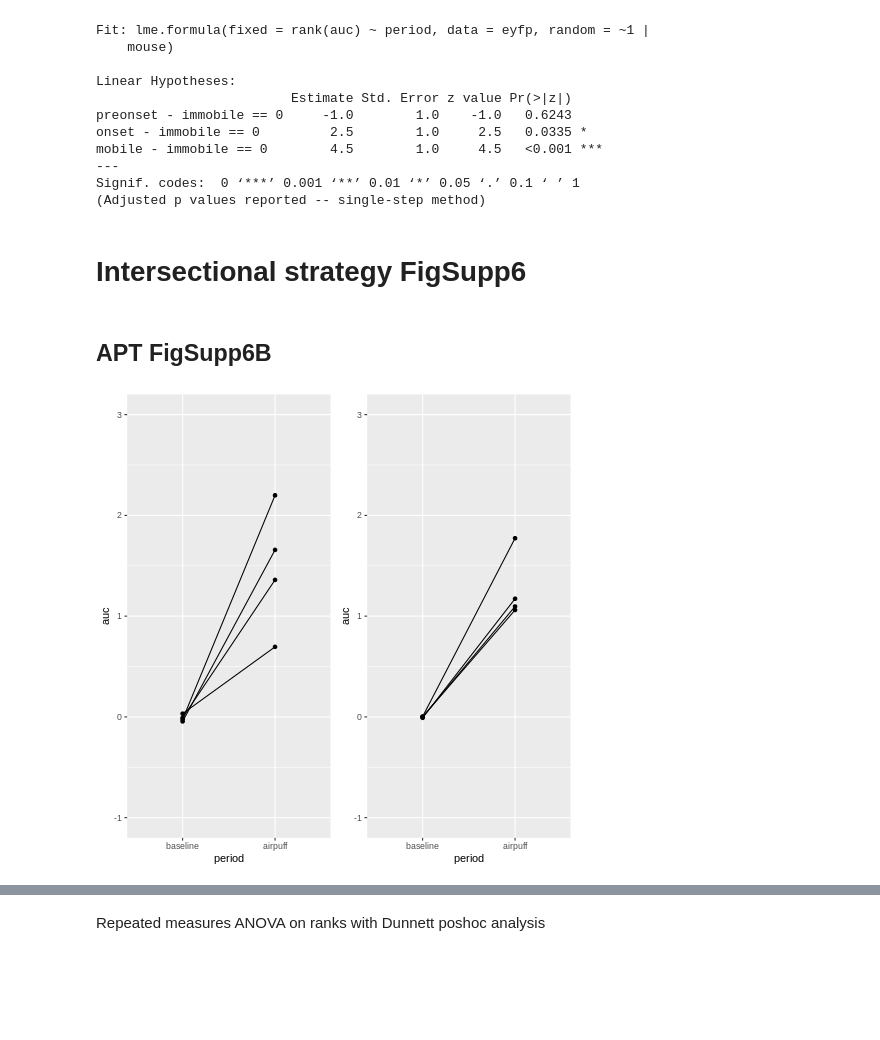
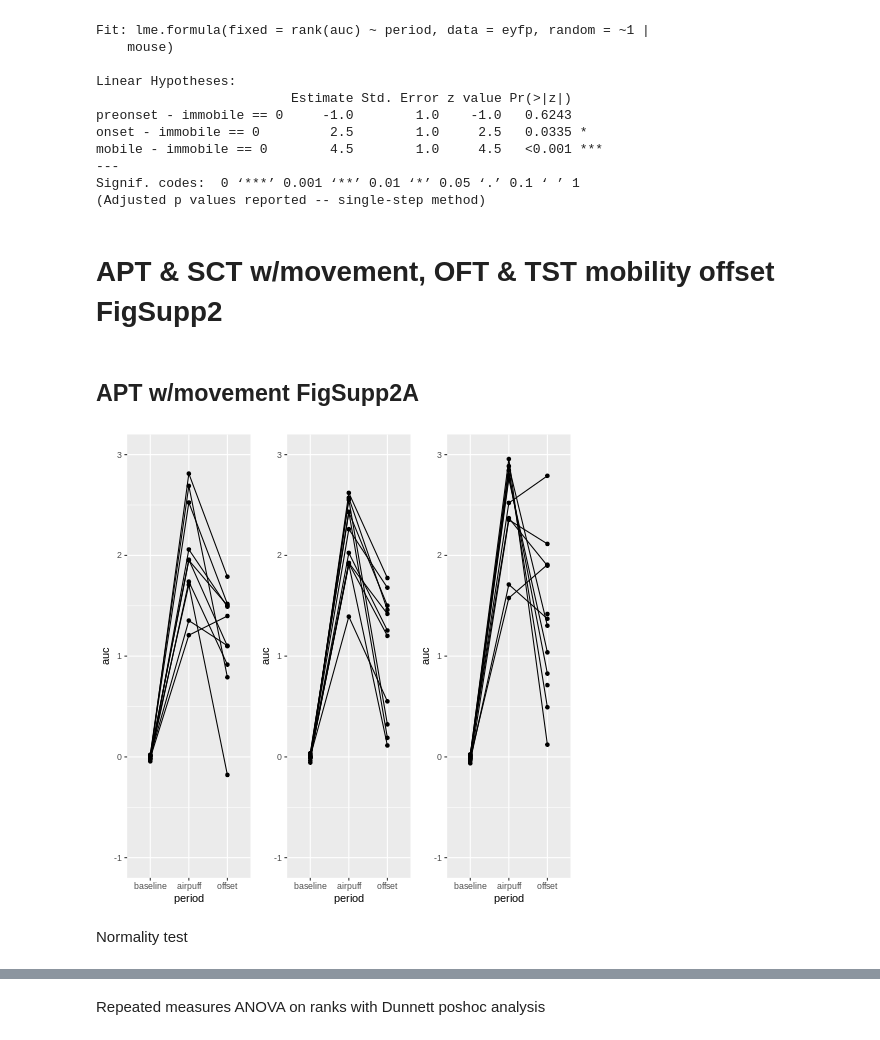
Before and after one commit to katemartian/LHoutputsManuscript, a Jupyter notebook: sourceData/Fig1_stats.ipynb, the cells around one changed output, grey strips where cells are left out. Cells and saved outputs as stored; diff of their text form; code cells hidden in the pictures; blank space fills up the shorter version.

```diff
--- a/sourceData/Fig1_stats.ipynb
+++ b/sourceData/Fig1_stats.ipynb
@@ -871,25 +905,28 @@ mobile - immobile == 0        4.5        1.0     4.5   <0.001 ***
 ---
 Signif. codes:  0 ‘***’ 0.001 ‘**’ 0.01 ‘*’ 0.05 ‘.’ 0.1 ‘ ’ 1
 (Adjusted p values reported -- single-step method)
-# %% [markdown]
-# Intersectional strategy FigSupp6
+# %% [markdown]
+# APT & SCT w/movement, OFT & TST mobility offset FigSupp2
 # %% [markdown]
-## APT FigSupp6B
+## APT w/movement FigSupp2A
 # %%
 %%R
-df <- read_excel("fig1-supp6_LHretro.xlsx", sheet = "APT")
+df <- read_excel("fig1_LH_apt-sct-oft-tst.xlsx", sheet = "APTmove")
 df$output = as.factor(df$output)
 df$period = as.factor(df$period)
 df$auc = as.numeric(df$auc)
 # %%
 %%R
-neworder <- c('baseline','airpuff')
+neworder <- c('baseline','airpuff','offset')
 df <- arrange(transform(df, period=factor(period,levels=neworder)),period)
-df$period <- factor(df$period, labels=c('baseline','airpuff'))
+df$period <- factor(df$period, labels=c('baseline','airpuff','offset'))
 # %%
 %%R
 p1 <- ggplot(df[(df$output=="LHA-DRN"),], aes(x=period, y=auc)) + geom_point() + geom_line(aes(group=mouse)) + ylim(-1,3)
 p2 <- ggplot(df[(df$output=="LHA-VTA"),], aes(x=period, y=auc)) + geom_point() + geom_line(aes(group=mouse)) + ylim(-1,3)
-multiplot(p1,p2, cols=2)
+p3 <- ggplot(df[(df$output=="LHA-LHb"),], aes(x=period, y=auc)) + geom_point() + geom_line(aes(group=mouse)) + ylim(-1,3)
+multiplot(p1,p2,p3, cols=3)
 # %% [output]
-[figure, old version]
+[figure, new version]
+# %% [markdown]
+Normality test
```
Also changed, not shown: parts of 96 cells of this notebook.
